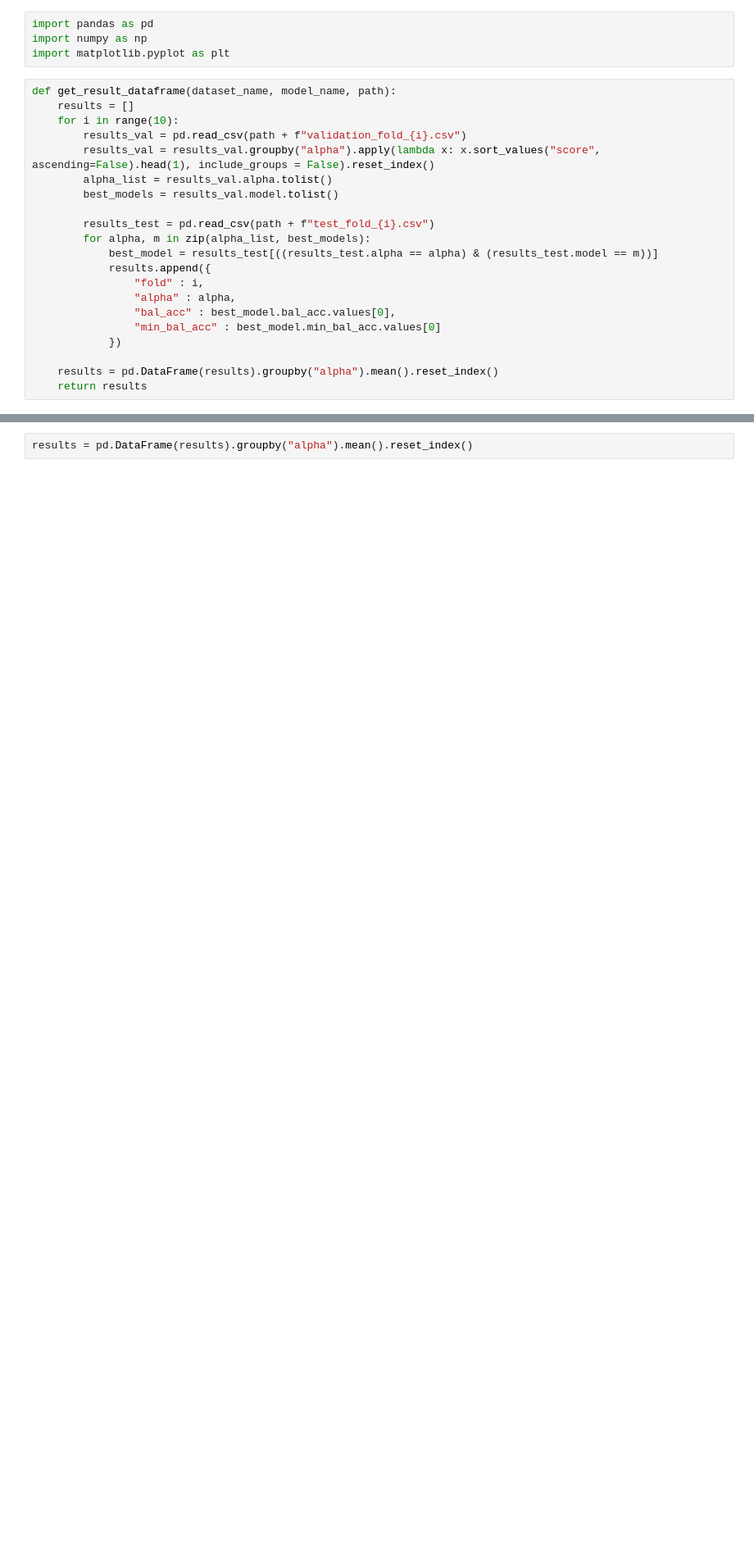
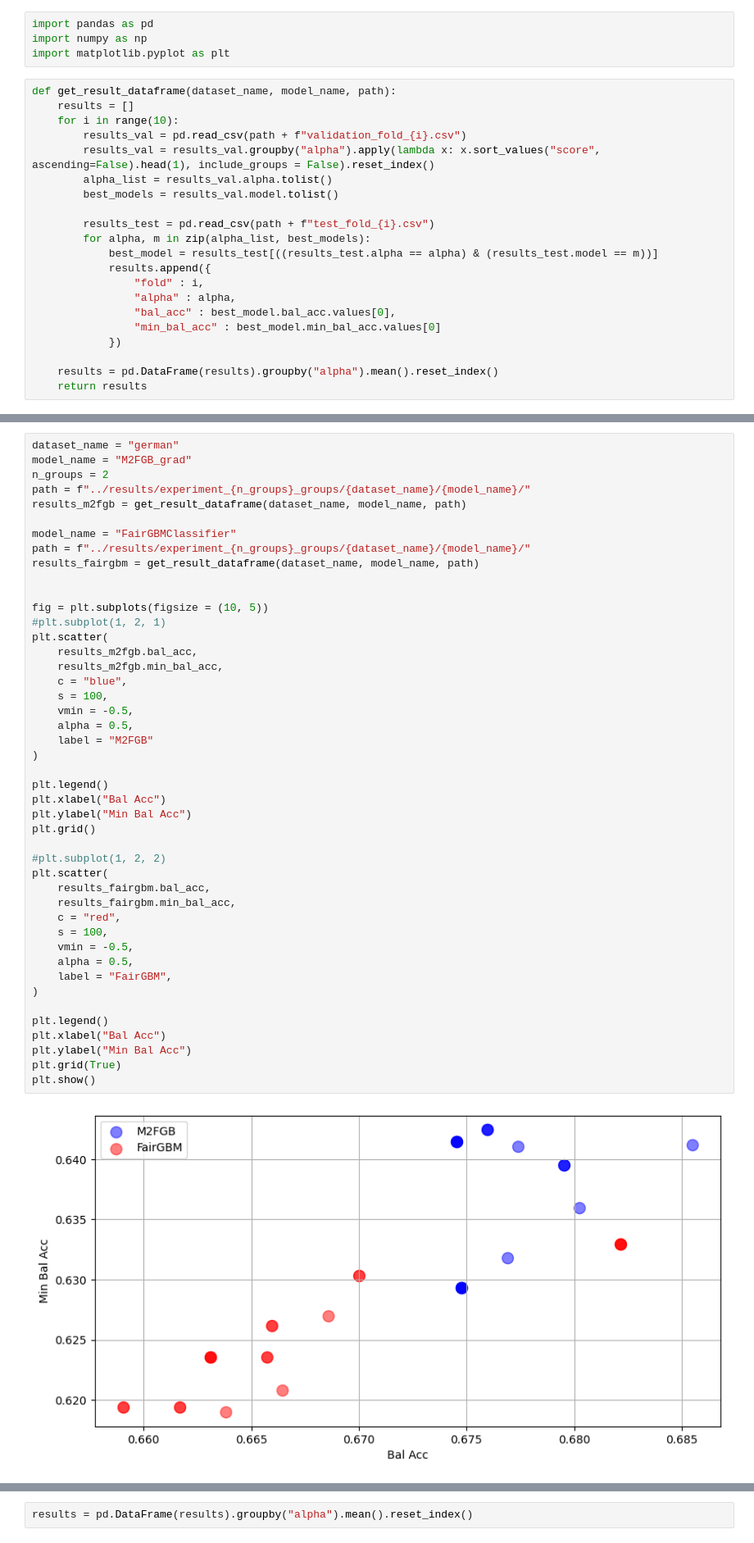
Before and after one commit to hiaac-finance/m2fgb, a Jupyter notebook: notebooks/analyze_results_new.ipynb, the cells around one changed output, grey strips where cells are left out. Shown at 82% size. Drawn from its saved outputs; the diff is of its cells as text; blank space fills up the shorter version.

Commit message:
run more experiments with german

```diff
--- a/notebooks/analyze_results_new.ipynb
+++ b/notebooks/analyze_results_new.ipynb
@@ -34,0 +26,47 @@ results_fairgbm = get_result_dataframe(dataset_name, model_name, path)
+# %%
+dataset_name = "german"
+model_name = "M2FGB_grad"
+n_groups = 2
+path = f"../results/experiment_{n_groups}_groups/{dataset_name}/{model_name}/"
+results_m2fgb = get_result_dataframe(dataset_name, model_name, path)
+
+model_name = "FairGBMClassifier"
+path = f"../results/experiment_{n_groups}_groups/{dataset_name}/{model_name}/"
+results_fairgbm = get_result_dataframe(dataset_name, model_name, path)
+
+
+fig = plt.subplots(figsize = (10, 5))
+#plt.subplot(1, 2, 1)
+plt.scatter(
+    results_m2fgb.bal_acc,
+    results_m2fgb.min_bal_acc,
+    c = "blue",
+    s = 100,
+    vmin = -0.5,
+    alpha = 0.5,
+    label = "M2FGB"
+)
+
+plt.legend()
+plt.xlabel("Bal Acc")
+plt.ylabel("Min Bal Acc")
+plt.grid()
+
+#plt.subplot(1, 2, 2)
+plt.scatter(
+    results_fairgbm.bal_acc,
+    results_fairgbm.min_bal_acc,
+    c = "red",
+    s = 100,
+    vmin = -0.5,
+    alpha = 0.5,
+    label = "FairGBM",
+)
+
+plt.legend()
+plt.xlabel("Bal Acc")
+plt.ylabel("Min Bal Acc")
+plt.grid(True)
+plt.show()
+# %% [output]
+[figure, added]
```
Also changed, not shown: parts of 3 cells of this notebook, 2 other files.
